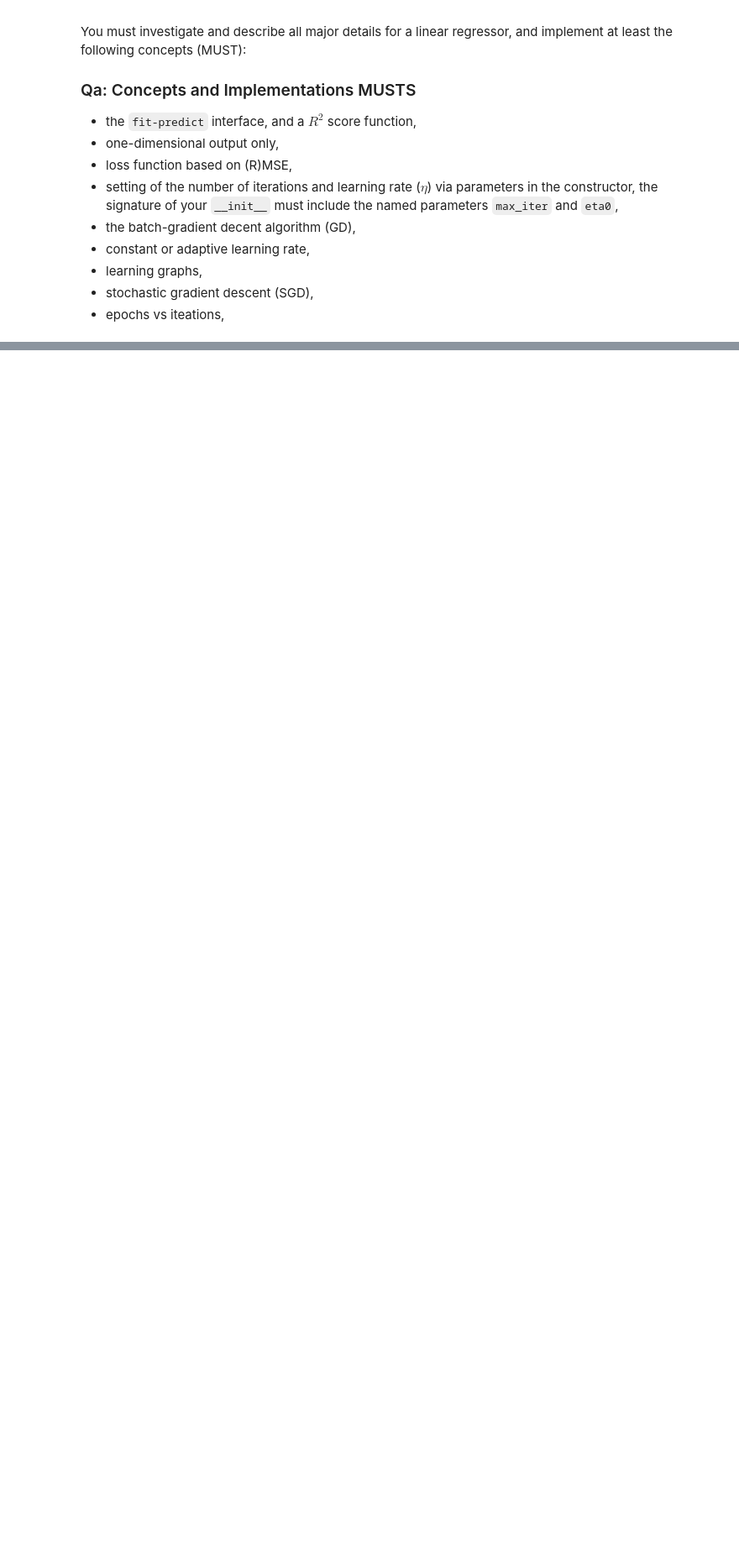
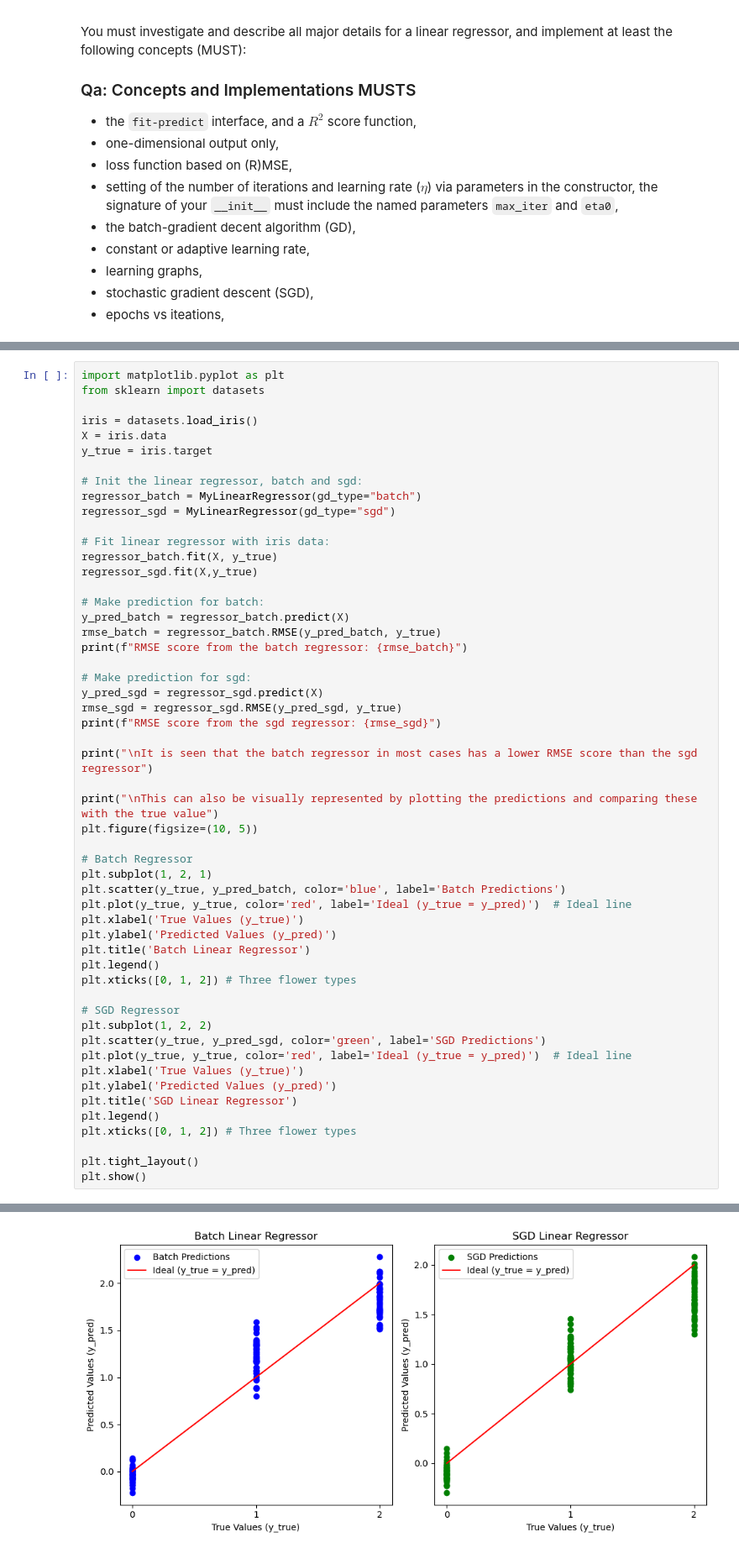
Before and after one commit to kaaecreme/6-Semester, a Jupyter notebook: MAL/02/train_linear_regression.ipynb, the cells around one changed output, grey strips where cells are left out. Shown: that part at 84% size. Cells and saved outputs as stored; diff of their text form; blank space fills up the shorter version.

```diff
--- a/MAL/02/train_linear_regression.ipynb
+++ b/MAL/02/train_linear_regression.ipynb
@@ -113,0 +108,54 @@ If you are brave, try your regressor on MNIST, and be prepared to tune on your l
+# %%
+import matplotlib.pyplot as plt
+from sklearn import datasets
+
+iris = datasets.load_iris()
+X = iris.data
+y_true = iris.target
+
+# Init the linear regressor, batch and sgd:
+regressor_batch = MyLinearRegressor(gd_type="batch")
+regressor_sgd = MyLinearRegressor(gd_type="sgd")
+
+# Fit linear regressor with iris data:
+regressor_batch.fit(X, y_true)
+regressor_sgd.fit(X,y_true)
+
+# Make prediction for batch:
+y_pred_batch = regressor_batch.predict(X)
+rmse_batch = regressor_batch.RMSE(y_pred_batch, y_true)
+print(f"RMSE score from the batch regressor: {rmse_batch}")
+
+# Make prediction for sgd:
+y_pred_sgd = regressor_sgd.predict(X)
+rmse_sgd = regressor_sgd.RMSE(y_pred_sgd, y_true)
+print(f"RMSE score from the sgd regressor: {rmse_sgd}")
+
+print("\nIt is seen that the batch regressor in most cases has a lower RMSE score than the sgd regressor")
+
+print("\nThis can also be visually represented by plotting the predictions and comparing these with the true value")
+plt.figure(figsize=(10, 5))
+
+# Batch Regressor
+plt.subplot(1, 2, 1)
+plt.scatter(y_true, y_pred_batch, color='blue', label='Batch Predictions')
+plt.plot(y_true, y_true, color='red', label='Ideal (y_true = y_pred)')  # Ideal line
+plt.xlabel('True Values (y_true)')
+plt.ylabel('Predicted Values (y_pred)')
+plt.title('Batch Linear Regressor')
+plt.legend()
+plt.xticks([0, 1, 2]) # Three flower types
+
+# SGD Regressor
+plt.subplot(1, 2, 2)
+plt.scatter(y_true, y_pred_sgd, color='green', label='SGD Predictions')
+plt.plot(y_true, y_true, color='red', label='Ideal (y_true = y_pred)')  # Ideal line
+plt.xlabel('True Values (y_true)')
+plt.ylabel('Predicted Values (y_pred)')
+plt.title('SGD Linear Regressor')
+plt.legend()
+plt.xticks([0, 1, 2]) # Three flower types
+
+plt.tight_layout()
+plt.show()
+# %% [output]
@@ -114,3 +168,4 @@ If you are brave, try your regressor on MNIST, and be prepared to tune on your l
+[figure, added]
 # %% [markdown]
 ### Qd: The Journaling of Your Regressor
 
```
Also changed, not shown: parts of 5 cells of this notebook.
